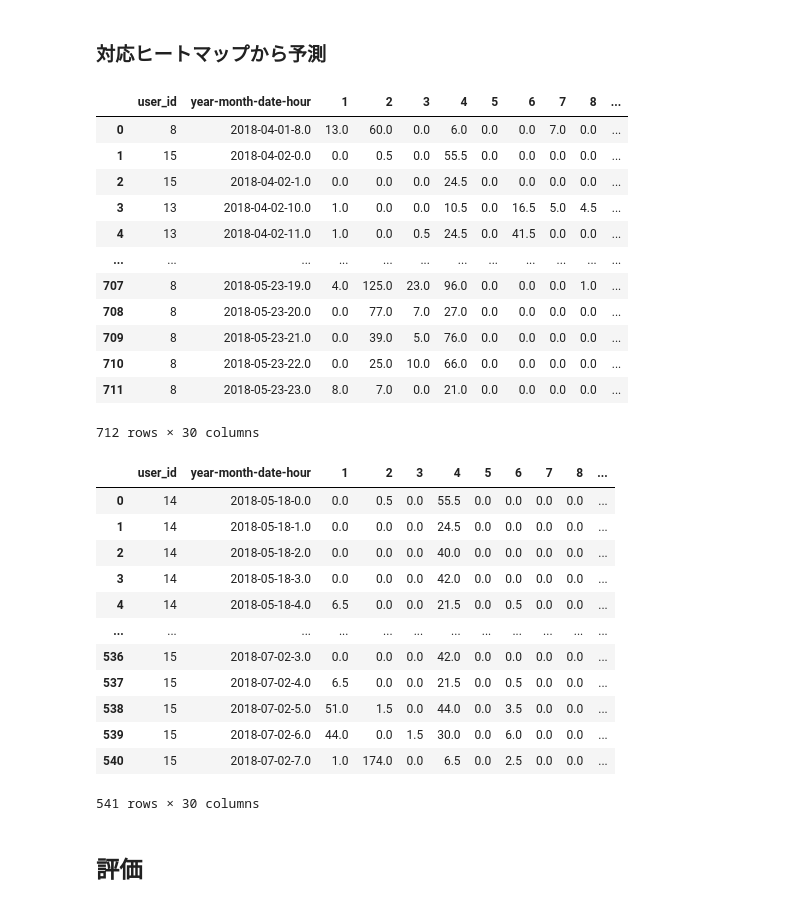
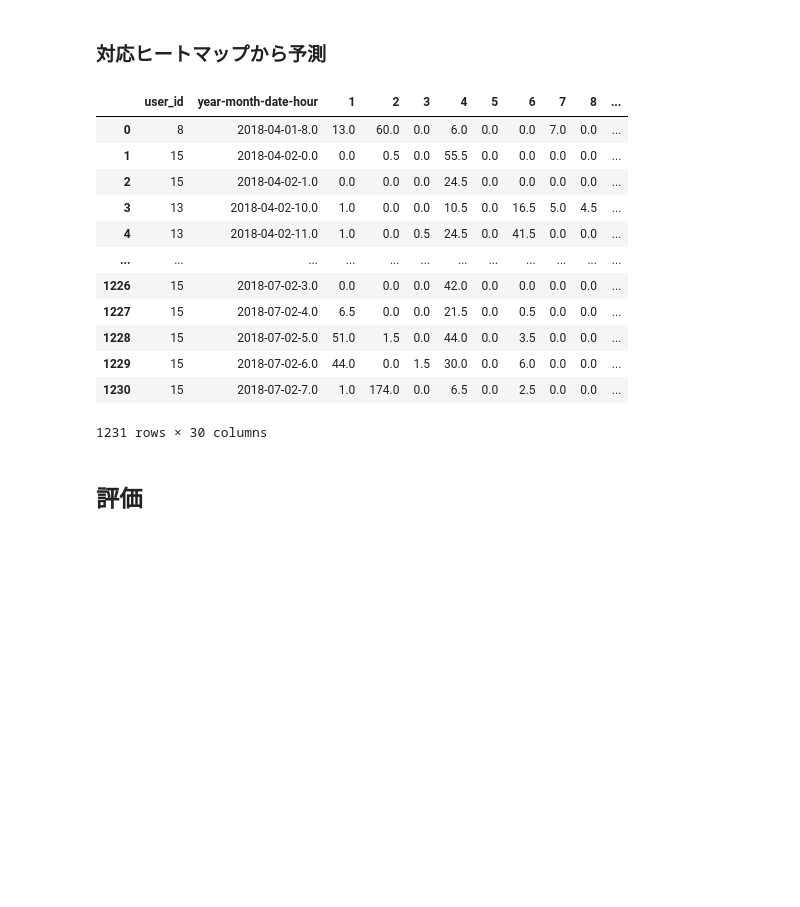
Before and after one commit to namekosiru/nurseCompetition, a Jupyter notebook: notebooks/pipline.ipynb, the cells around one changed output. Cells and saved outputs as stored; diff of their text form; code cells hidden in the pictures; blank space fills up the shorter version.

```diff
--- a/notebooks/pipline.ipynb
+++ b/notebooks/pipline.ipynb
@@ -127,3 +197,15 @@ cluster_ave_heatmap[3] = (users_heatmap[14] + users_heatmap[15]) / 2
+# %%
+year_month_day = df_care_train["year-month-date-hour"].map(lambda x: x.rsplit("-", 1)[0])
+df_care_train["weekday"] = pd.to_datetime(year_month_day, format="%Y-%m-%d").dt.day_name()
+df_care_train["weekday"] = df_care_train["weekday"].map(lambda x: 1 if x in ["Sunday", "Saturday"] else 0)
+
+df_care_train_summary = df_care_train[df_care_train["user_id"] == 8].groupby(["weekday", "activity_type_id", "hour"]).count().reset_index()
+corr = df_care_train_summary[df_care_train_summary["weekday"] == 0]
+heatmap_matrix = np.zeros((28, 24), dtype=int)
+for id, hour, count in zip(corr["activity_type_id"], corr["hour"], corr["id"]):
+    id = int(id) - 1
+    hour = int(hour)
+    heatmap_matrix[id, hour] = int(count)
 # %% [markdown]
 ## 各userで予測するactivity_labelのフィルタを設定
 - user8 :   1,2,3,4,5,7,8,9,10,11,12,13,14,16,18,19,20,21,22,23,24
@@ -159,58 +241,38 @@ display(df_care_all_y)
 # %% [markdown]
 ### 対応ヒートマップから予測
 # %%
-class_cluster_map = {
-    8 : 1,
-    13: 2,
-    14: 3,
-    15: 3,
-    25: 2,
-}
-
 def create_predict_df(df_care_y, class_cluster_map):
     predict_list = []
 
     for _, rows in df_care_y.iterrows():
         user_id, date = rows["user_id"], rows["year-month-date-hour"]
         hour = int(float(date.rsplit("-")[-1]))
         cluster_index = class_cluster_map[user_id]
         user_heatmap = cluster_ave_heatmap[cluster_index]
         predict_list.append([user_id, date, *user_heatmap[:, hour]])
     df_predict = pd.DataFrame(predict_list, columns=["user_id", "year-month-date-hour", *np.arange(1, 29)])
     return df_predict
 
 df_care_train_predict = create_predict_df(df_care_train_y, class_cluster_map)
 df_care_test_predict = create_predict_df(df_care_test_y, class_cluster_map)
 df_care_all_predict = create_predict_df(df_care_all_y, class_cluster_map)
 
-display(df_care_train_predict)
-display(df_care_test_predict)
+# display(df_care_train_predict)
+# display(df_care_test_predict)
+display(df_care_all_predict)
 # %% [output]
 |  | user_id | year-month-date-hour | 1 | 2 | 3 | 4 | 5 | 6 | 7 | 8 | ... |
 | 0 | 8 | 2018-04-01-8.0 | 13.0 | 60.0 | 0.0 | 6.0 | 0.0 | 0.0 | 7.0 | 0.0 | ... |
 | 1 | 15 | 2018-04-02-0.0 | 0.0 | 0.5 | 0.0 | 55.5 | 0.0 | 0.0 | 0.0 | 0.0 | ... |
 | 2 | 15 | 2018-04-02-1.0 | 0.0 | 0.0 | 0.0 | 24.5 | 0.0 | 0.0 | 0.0 | 0.0 | ... |
 | 3 | 13 | 2018-04-02-10.0 | 1.0 | 0.0 | 0.0 | 10.5 | 0.0 | 16.5 | 5.0 | 4.5 | ... |
 | 4 | 13 | 2018-04-02-11.0 | 1.0 | 0.0 | 0.5 | 24.5 | 0.0 | 41.5 | 0.0 | 0.0 | ... |
 | ... | ... | ... | ... | ... | ... | ... | ... | ... | ... | ... | ... |
-| 707 | 8 | 2018-05-23-19.0 | 4.0 | 125.0 | 23.0 | 96.0 | 0.0 | 0.0 | 0.0 | 1.0 | ... |
-| 708 | 8 | 2018-05-23-20.0 | 0.0 | 77.0 | 7.0 | 27.0 | 0.0 | 0.0 | 0.0 | 0.0 | ... |
-| 709 | 8 | 2018-05-23-21.0 | 0.0 | 39.0 | 5.0 | 76.0 | 0.0 | 0.0 | 0.0 | 0.0 | ... |
-| 710 | 8 | 2018-05-23-22.0 | 0.0 | 25.0 | 10.0 | 66.0 | 0.0 | 0.0 | 0.0 | 0.0 | ... |
-| 711 | 8 | 2018-05-23-23.0 | 8.0 | 7.0 | 0.0 | 21.0 | 0.0 | 0.0 | 0.0 | 0.0 | ... |
+| 1226 | 15 | 2018-07-02-3.0 | 0.0 | 0.0 | 0.0 | 42.0 | 0.0 | 0.0 | 0.0 | 0.0 | ... |
+| 1227 | 15 | 2018-07-02-4.0 | 6.5 | 0.0 | 0.0 | 21.5 | 0.0 | 0.5 | 0.0 | 0.0 | ... |
+| 1228 | 15 | 2018-07-02-5.0 | 51.0 | 1.5 | 0.0 | 44.0 | 0.0 | 3.5 | 0.0 | 0.0 | ... |
+| 1229 | 15 | 2018-07-02-6.0 | 44.0 | 0.0 | 1.5 | 30.0 | 0.0 | 6.0 | 0.0 | 0.0 | ... |
+| 1230 | 15 | 2018-07-02-7.0 | 1.0 | 174.0 | 0.0 | 6.5 | 0.0 | 2.5 | 0.0 | 0.0 | ... |
-712 rows × 30 columns
+1231 rows × 30 columns
-|  | user_id | year-month-date-hour | 1 | 2 | 3 | 4 | 5 | 6 | 7 | 8 | ... |
-| 0 | 14 | 2018-05-18-0.0 | 0.0 | 0.5 | 0.0 | 55.5 | 0.0 | 0.0 | 0.0 | 0.0 | ... |
-| 1 | 14 | 2018-05-18-1.0 | 0.0 | 0.0 | 0.0 | 24.5 | 0.0 | 0.0 | 0.0 | 0.0 | ... |
-| 2 | 14 | 2018-05-18-2.0 | 0.0 | 0.0 | 0.0 | 40.0 | 0.0 | 0.0 | 0.0 | 0.0 | ... |
-| 3 | 14 | 2018-05-18-3.0 | 0.0 | 0.0 | 0.0 | 42.0 | 0.0 | 0.0 | 0.0 | 0.0 | ... |
-| 4 | 14 | 2018-05-18-4.0 | 6.5 | 0.0 | 0.0 | 21.5 | 0.0 | 0.5 | 0.0 | 0.0 | ... |
-| ... | ... | ... | ... | ... | ... | ... | ... | ... | ... | ... | ... |
-| 536 | 15 | 2018-07-02-3.0 | 0.0 | 0.0 | 0.0 | 42.0 | 0.0 | 0.0 | 0.0 | 0.0 | ... |
-| 537 | 15 | 2018-07-02-4.0 | 6.5 | 0.0 | 0.0 | 21.5 | 0.0 | 0.5 | 0.0 | 0.0 | ... |
-| 538 | 15 | 2018-07-02-5.0 | 51.0 | 1.5 | 0.0 | 44.0 | 0.0 | 3.5 | 0.0 | 0.0 | ... |
-| 539 | 15 | 2018-07-02-6.0 | 44.0 | 0.0 | 1.5 | 30.0 | 0.0 | 6.0 | 0.0 | 0.0 | ... |
-| 540 | 15 | 2018-07-02-7.0 | 1.0 | 174.0 | 0.0 | 6.5 | 0.0 | 2.5 | 0.0 | 0.0 | ... |
-541 rows × 30 columns
 # %% [markdown]
 ## 評価
```
Also changed, not shown: parts of 12 cells of this notebook, 8 other files.
